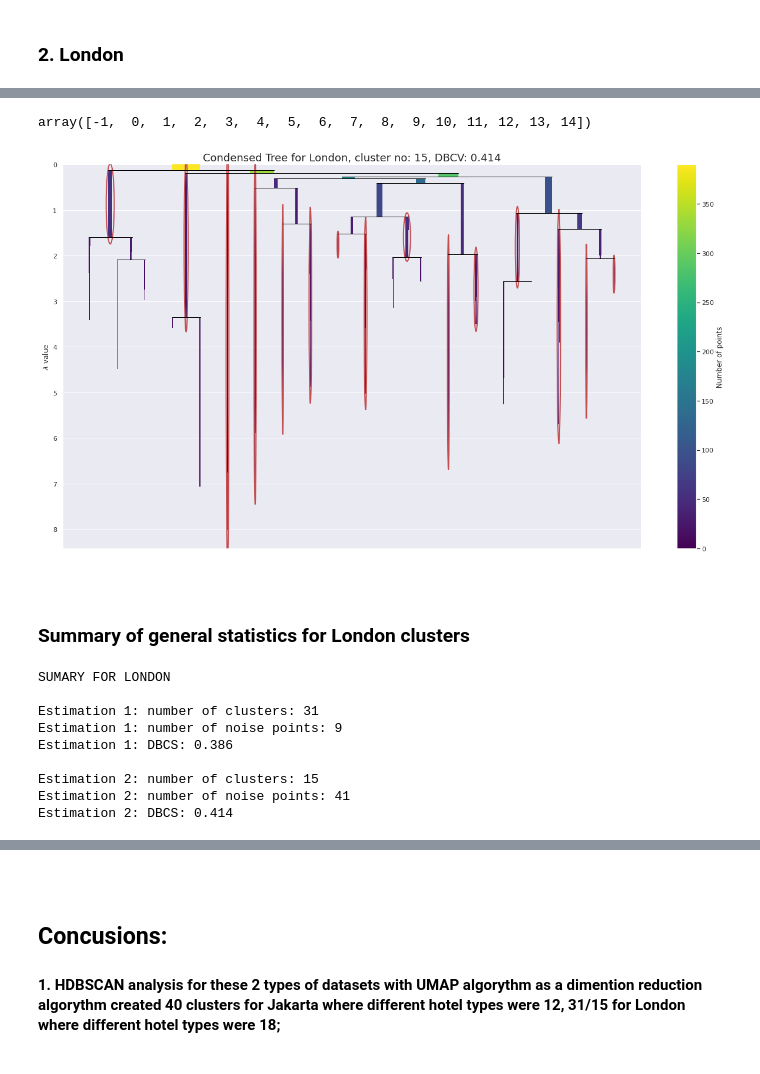
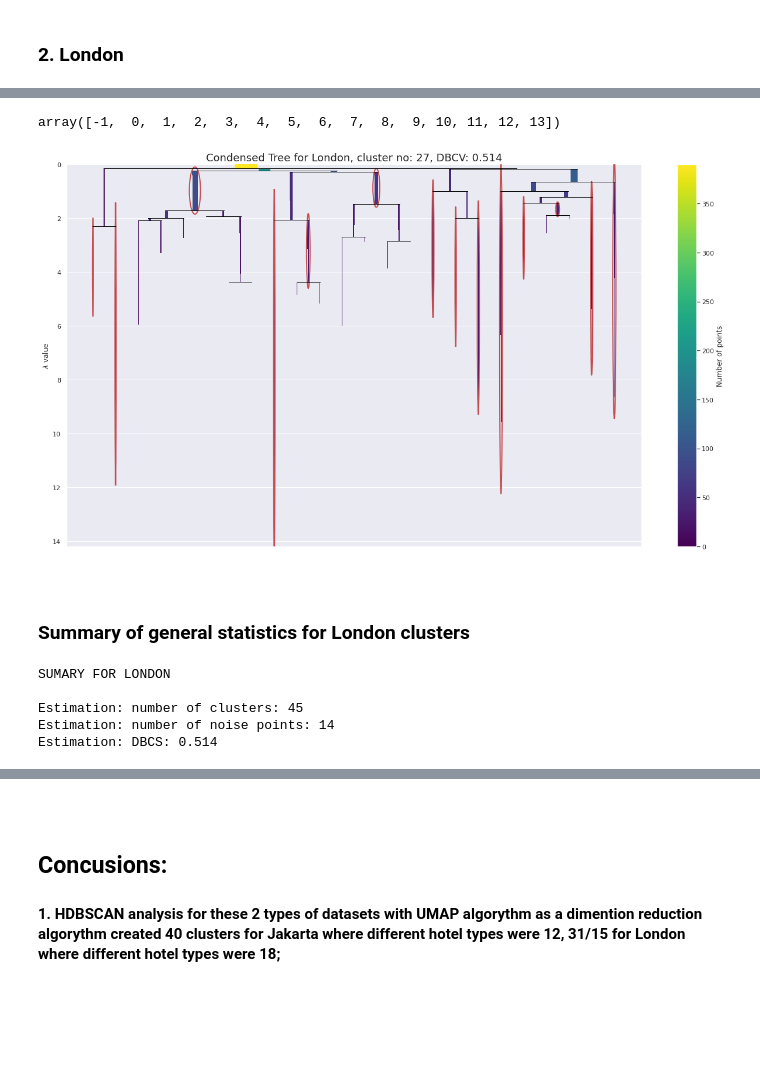
Before and after one commit to Bidroombv/eda, a Jupyter notebook: ugo_collector/ClusterAnalysis/HDBSCAN/HDBSCANanalysis2bigCities/UMAPasDimentionalityReducer/HDBSCANwithUMAPdimentionalityReducer.ipynb, the cells around one changed output, grey strips where cells are left out. Cells and saved outputs as stored; diff of their text form; code cells hidden in the pictures; blank space fills up the shorter version.

```diff
--- a/ugo_collector/ClusterAnalysis/HDBSCAN/HDBSCANanalysis2bigCities/UMAPasDimentionalityReducer/HDBSCANwithUMAPdimentionalityReducer.ipynb
+++ b/ugo_collector/ClusterAnalysis/HDBSCAN/HDBSCANanalysis2bigCities/UMAPasDimentionalityReducer/HDBSCANwithUMAPdimentionalityReducer.ipynb
@@ -125,5 +123,3 @@ fileWorking = hotelTypeToColumns(fileWorking)
-# %%
-fileWorking = fileWorking.drop(columns=["hotel_type"])
 # %%
 fileWorking.info()
 # %% [output]
@@ -332,12 +301,8 @@ memory usage: 192.0+ KB
 # %%
-curr1 = filesWorkingIDCleaned["hotel_currency_code"].unique()
-curr2 = filesWorkingGBCleaned["hotel_currency_code"].unique()
-currCode1 = mappingCategoricalData(curr1)
-currCode2 = mappingCategoricalData(curr2)
 # for Jakarta
-filesWorkingIDCleaned["hotel_currency_code"] = filesWorkingIDCleaned["hotel_currency_code"].map(currCode1)
+filesWorkingIDCleaned = pd.get_dummies(filesWorkingIDCleaned,prefix=["curr"], columns=["hotel_currency_code"])
 # # for London
-filesWorkingGBCleaned["hotel_currency_code"] = filesWorkingGBCleaned["hotel_currency_code"].map(currCode2)
+filesWorkingGBCleaned = pd.get_dummies(filesWorkingGBCleaned,prefix=["curr"], columns=["hotel_currency_code"])
 # %% [markdown]
 #### handling information for hotel_country
 # %%
@@ -387,14 +350,7 @@ filesWorkingGBCleaned["hotel_distance"].fillna(mean1, inplace=True)
-# %%
-# for Jakarta
-filesWorkingIDCleaned["hotel_lat"] = filesWorkingIDCleaned["hotel_lat"].apply(lambda x: round(x,5))
-filesWorkingGBCleaned["hotel_lon"] = filesWorkingGBCleaned["hotel_lon"].apply(lambda x: round(x,5))
-# for London
-filesWorkingIDCleaned["hotel_lat"] = filesWorkingIDCleaned["hotel_lat"].apply(lambda x: round(x,5))
-filesWorkingGBCleaned["hotel_lon"] = filesWorkingGBCleaned["hotel_lon"].apply(lambda x: round(x,5))
 # %% [markdown]
 #### dropping columns that have only one value and it is 0
 # %%
-filesWorkingIDCleaned = filesWorkingIDCleaned.drop(columns=["5-star_hotel", "aparthotel", "1-star_hotel", "boutique_hotel"])
+filesWorkingIDCleaned = filesWorkingIDCleaned.drop(columns=["ht_5-star_hotel", "ht_aparthotel", "ht_1-star_hotel", "ht_boutique_hotel"])
 # %% [markdown]
 #### dropping hotel_id for all data sets
 # %%
@@ -743,13 +657,13 @@ array([-1,  0,  1,  2,  3,  4,  5,  6,  7,  8,  9, 10, 11, 12, 13, 14, 15,
 # %%
 plt.figure(figsize=(22, 12))
-plt.title("Condensed Tree for London, cluster no: 15, DBCV: 0.414", fontdict={"fontsize":18})
-hdbscan_indo2 = hdbscan.HDBSCAN(min_cluster_size=9)
-labels2 = hdbscan_indo2.fit_predict(clusterable_embedding_gb)
-hdbscan_indo2.condensed_tree_.plot(select_clusters=True)
-np.unique(labels2)
+plt.title("Condensed Tree for London, cluster no: 27, DBCV: 0.514", fontdict={"fontsize":18})
+hdbscan_indo = hdbscan.HDBSCAN(min_cluster_size=7)
+labels = hdbscan_indo.fit_predict(clusterable_embedding_gb)
+hdbscan_indo.condensed_tree_.plot(select_clusters=True)
+np.unique(labels)
 # %% [output]
-array([-1,  0,  1,  2,  3,  4,  5,  6,  7,  8,  9, 10, 11, 12, 13, 14])
+array([-1,  0,  1,  2,  3,  4,  5,  6,  7,  8,  9, 10, 11, 12, 13])
-[figure, old version]
+[figure, new version]
 # %% [markdown]
 ### <br> Summary of general statistics for London clusters <br>
 # %%
@@ -763,21 +674,14 @@ hdbscan_score2 = DBCV(clusterable_embedding_gb, labels2, dist_function=euclidean
 # %%
 print("SUMARY FOR LONDON")
 print()
-print("Estimation 1: number of clusters: %d" % n1_clusters_)
-print("Estimation 1: number of noise points: %d" % n1_noise_)
-print("Estimation 1: DBCS: %0.3f" % hdbscan_score1)
+print("Estimation: number of clusters: %d" % n_clusters_)
+print("Estimation: number of noise points: %d" % n_noise_)
+print("Estimation: DBCS: %0.3f" % hdbscan_score)
 print()
-print("Estimation 2: number of clusters: %d" % n2_clusters_)
-print("Estimation 2: number of noise points: %d" % n2_noise_)
-print("Estimation 2: DBCS: %0.3f" % hdbscan_score2)
 # %% [output]
 SUMARY FOR LONDON
 
-Estimation 1: number of clusters: 31
-Estimation 1: number of noise points: 9
-Estimation 1: DBCS: 0.386
-
-Estimation 2: number of clusters: 15
-Estimation 2: number of noise points: 41
-Estimation 2: DBCS: 0.414
+Estimation: number of clusters: 45
+Estimation: number of noise points: 14
+Estimation: DBCS: 0.514
 # %%
```
Also changed, not shown: parts of 42 cells of this notebook.
